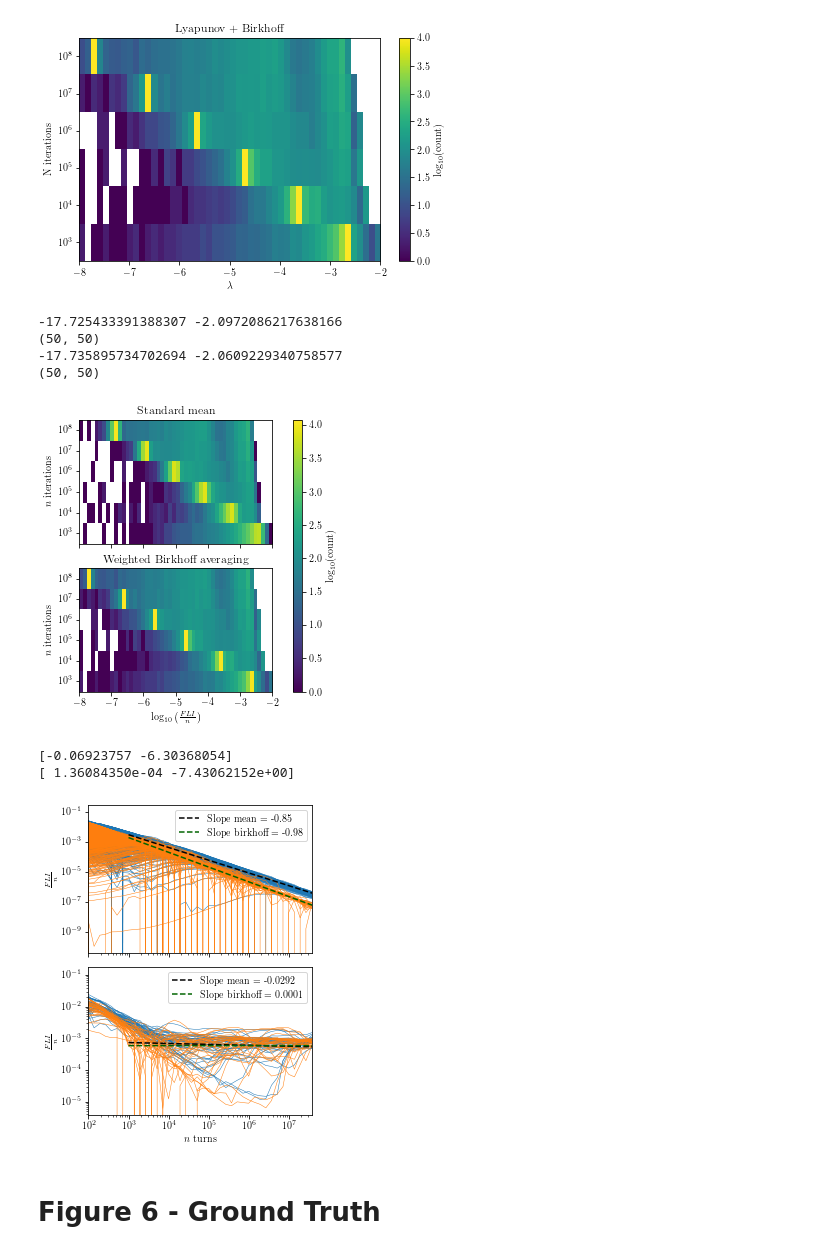
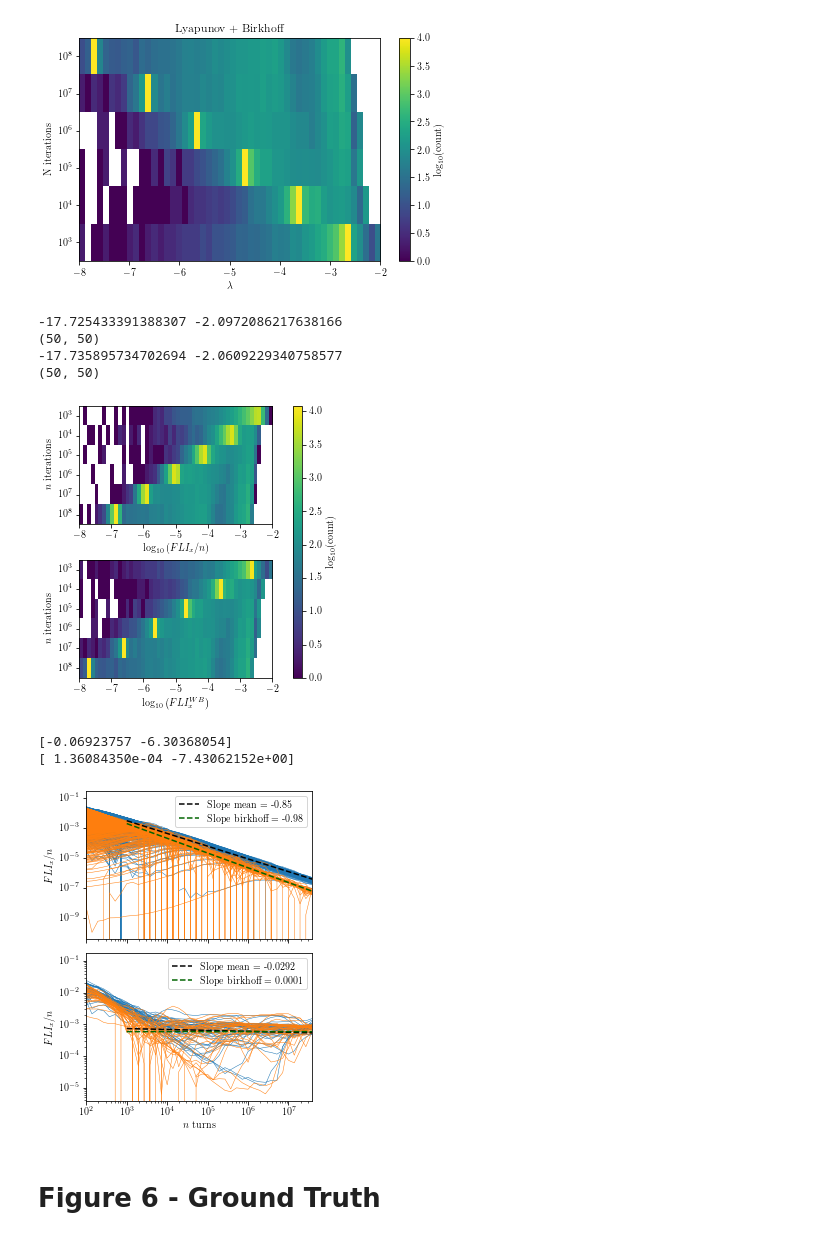
Before and after one commit to carlidel/tangent_map, a Jupyter notebook: 220914_focused_analysis/PLOTS_FOR_PAPER.ipynb, the cells around one changed output. Drawn from its saved outputs; the diff is of its cells as text; code cells hidden in the pictures.

```diff
--- a/220914_focused_analysis/PLOTS_FOR_PAPER.ipynb
+++ b/220914_focused_analysis/PLOTS_FOR_PAPER.ipynb
@@ -541,11 +1112,11 @@ plt.tight_layout()
 # %%
 fig = plt.figure(figsize=(4, 5))
 gs = gridspec.GridSpec(2, 2, width_ratios=[1, 0.05])
-axs = [
-    plt.subplot(gs[0,0]),
-    plt.subplot(gs[1,0], sharex=axs[0]),
-    plt.subplot(gs[:,1]),
-]
+axs = []
+axs.append(plt.subplot(gs[0,0]))
+axs.append(plt.subplot(gs[1,0]))
+axs.append(plt.subplot(gs[:,1]))
+
 val_min, val_max = get_extents([l[mask] for l in lyapunov_post_data[14::7]], 10)
 print(val_min, val_max)
 val_min = -8
@@ -555,46 +1126,47 @@ tmp_data = np.log10(tmp_data)
 print(tmp_data.shape)
 tmp_data = tmp_data[14::7]
 
-map = axs[0].imshow(tmp_data, origin='lower', cmap='viridis', aspect='auto', extent=[val_min, val_max, -0.5, len(times[14::7])-0.5], vmax=vmax, interpolation='none')
+map = axs[0].imshow(tmp_data, cmap='viridis', aspect='auto', extent=[val_min, val_max, -0.5, len(times[14::7])-0.5], vmax=vmax, interpolation='none')
 
 # for i, threshold in enumerate(lyapunov_thresholds[14::7]):
 #     plt.plot([threshold, threshold], [i-0.475, i+0.48], color='r', linewidth=2)
 
 # plt.xticks(rotation=45)
 # set labels in y axis
-axs[0].set_yticks(np.arange(0, tmp_data.shape[0], 1), [f"$10^{{{int(np.log10(t))}}}$" for t in times[14::7]])
+axs[0].set_yticks(np.arange(0, tmp_data.shape[0], 1), [f"$10^{{{int(np.log10(t))}}}$" for t in times[14::7]][::-1])
 
 axs[0].set_ylabel("$n$ iterations")
-axs[0].set_title("Standard mean")
+# axs[0].set_title("Standard mean")
 
 val_min, val_max = get_extents([l[mask] for l in lyapunov_b_post_data[14::7]], 10)
 print(val_min, val_max)
 val_min = -8
 val_max = -2
 tmp_data, bin_centers = compose_count_map([l[mask] for l in lyapunov_b_post_data], val_min, val_max, nbins=50, density=False)
 tmp_data = np.log10(tmp_data)
 print(tmp_data.shape)
 tmp_data = tmp_data[14::7]
 
-axs[1].imshow(tmp_data, origin='lower', cmap='viridis', aspect='auto', extent=[val_min, val_max, -0.5, len(times[14::7])-0.5], vmax=vmax, interpolation='none')
+axs[1].imshow(tmp_data, cmap='viridis', aspect='auto', extent=[val_min, val_max, -0.5, len(times[14::7])-0.5], vmax=vmax, interpolation='none')
 
-axs[1].set_yticks(np.arange(0, tmp_data.shape[0], 1), [f"$10^{{{int(np.log10(t))}}}$" for t in times[14::7]])
-axs[1].set_xlabel("$\\log_{{10}}\\left(\\frac{{FLI}}{{n}}\\right)$")
+axs[1].set_yticks(np.arange(0, tmp_data.shape[0], 1), [f"$10^{{{int(np.log10(t))}}}$" for t in times[14::7]][::-1])
+axs[0].set_xlabel("$\\log_{{10}}\\left(FLI_x/n\\right)$")
+axs[1].set_xlabel("$\\log_{{10}}\\left(FLI_x^{{WB}}\\right)$")
 
 plt.colorbar(map, cax=axs[2], label="$\log_{10}(\mathrm{count})$")
-axs[1].set_title("Weighted Birkhoff averaging")
+# axs[1].set_title("Weighted Birkhoff averaging")
 axs[1].set_ylabel("$n$ iterations")
 
-# remove xticks from top plot
-plt.setp(axs[0].get_xticklabels(), visible=False)
+# increase vertical distance subplots
+plt.subplots_adjust(hspace=0.3)
 
 plt.savefig(os.path.join(FIGDIR, f"lyapunov_birkhoff_map.{FORMAT}"), bbox_inches='tight', dpi=300)
 # %% [output]
 -17.725433391388307 -2.0972086217638166
 (50, 50)
 -17.735895734702694 -2.0609229340758577
 (50, 50)
-[figure, old version]
+[figure, new version]
 # %%
 mask = np.logical_and(f['37275937']['lyapunov_b_x'][:] > 1e-8, f['37275937']['lyapunov_b_x'][:] < 1e-7)
 time = []
@@ -691,8 +1263,8 @@ axs[1].set_xlim(left=1e2, right=37275937)
 axs[0].legend()
 axs[1].legend()
 axs[1].set_xlabel("$n$ turns")
-axs[0].set_ylabel("$\\frac{{FLI}}{{n}}$")
-axs[1].set_ylabel("$\\frac{{FLI}}{{n}}$")
+axs[0].set_ylabel("$FLI_x/n$")
+axs[1].set_ylabel("$FLI_x/n$")
 # plt.title(f"Lyapunov exponent for stable particles")
 
 plt.tight_layout()
@@ -701,7 +1273,7 @@ plt.savefig(os.path.join(FIGDIR, f"lyap_birkhoff.{FORMAT}"), dpi=300)
 # %% [output]
 [-0.06923757 -6.30368054]
 [ 1.36084350e-04 -7.43062152e+00]
-[figure, old version]
+[figure, new version]
 # %% [markdown]
 # Figure 6 - Ground Truth
 # %%
```
Also changed, not shown: parts of 58 cells of this notebook.
